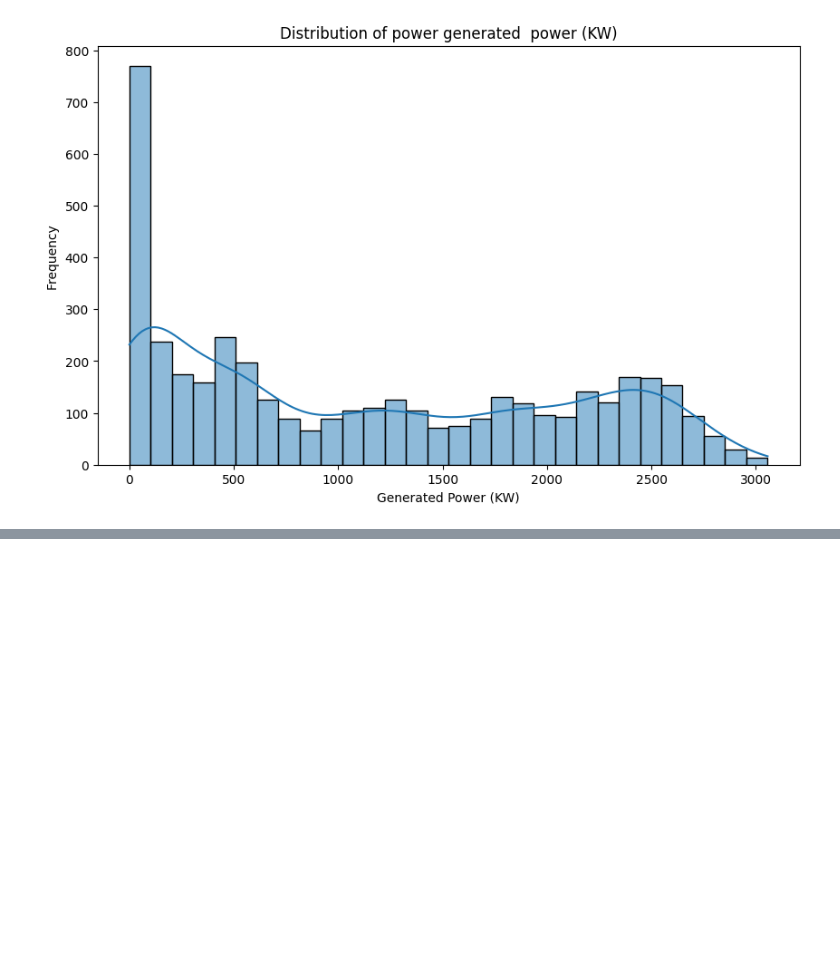
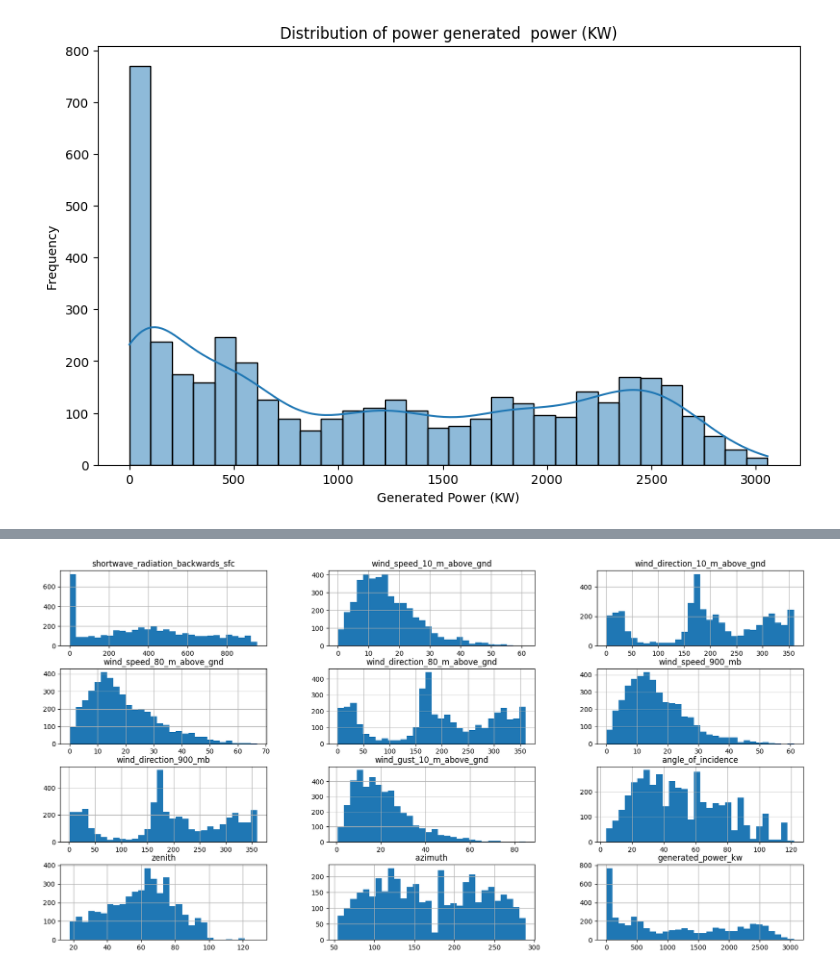
Before and after one commit to riyazvadapalli/week-1, a Jupyter notebook: prediction.ipynb, the cells around one changed output, grey strips where cells are left out. Cells and saved outputs as stored; diff of their text form; code cells hidden in the pictures; blank space fills up the shorter version.

```diff
--- a/prediction.ipynb
+++ b/prediction.ipynb
@@ -154,0 +165,6 @@ plt.show()
+# %%
+df[df.columns[9:]].hist(bins=30,figsize=(20,10))
+
+plt.show()
+# %% [output]
+[figure, added]
```
Also changed, not shown: parts of 11 cells of this notebook.
